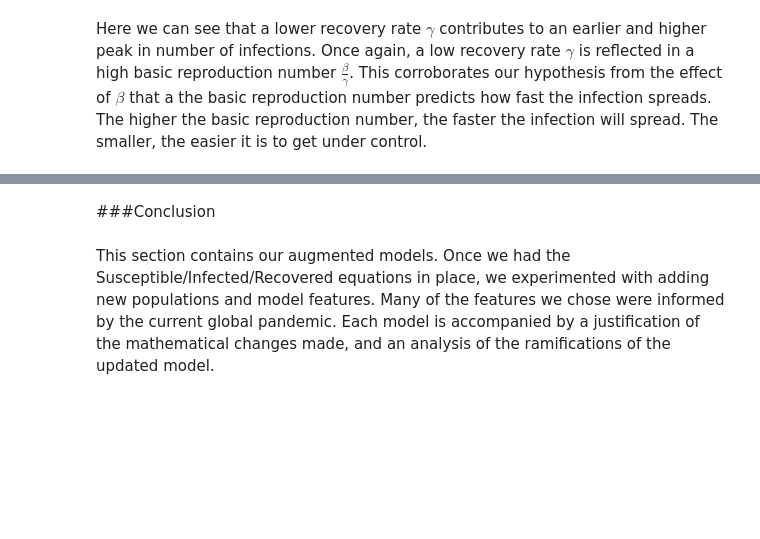
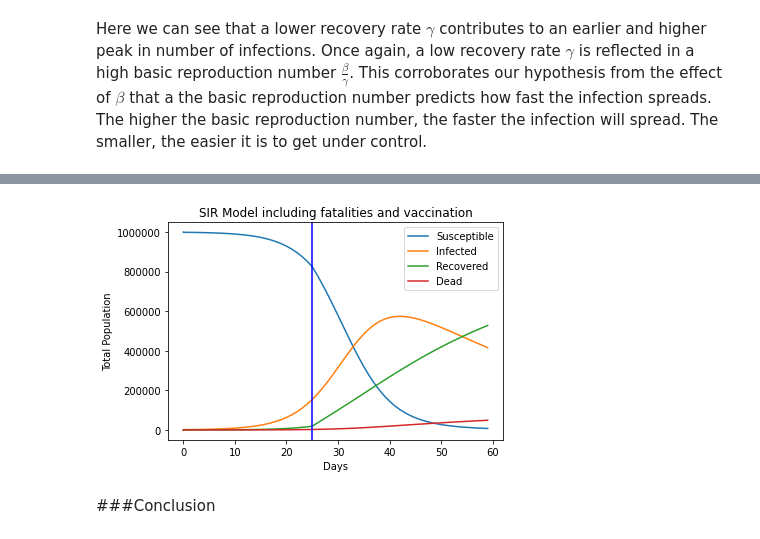
Before and after one commit to denaliwilson/Math-152, a Jupyter notebook: EpidemiologyG3.ipynb, the cells around one changed output, grey strips where cells are left out. Drawn from its saved outputs; the diff is of its cells as text; code cells hidden in the pictures; blank space fills up the shorter version.

```diff
--- a/EpidemiologyG3.ipynb
+++ b/EpidemiologyG3.ipynb
@@ -140,4 +263,55 @@ Here we can see that a lower recovery rate $\gamma$ contributes to an earlier an
+# %%
+#plot including deaths and vaccine
+
+import numpy as np
+import matplotlib.pyplot as plt
+% matplotlib inline
+
+def model_disease_wvac(t):
+  #Declaring initial values of system variables
+  N=1000000 #Total population
+  S=999000 #Susceptible population
+  I=1000 #Infected population
+  R=0 #Recovered population (Given equations assume recovered population are no longer susceptible, could be interesting to explore changing that)
+  D=0 #dead population
+  Vprog=4 #% of progress made on vaccine per day
+  Vrate=.015*N #% of people who get vaccinated each day, based on max pop.
+  recovery=.025 #%of sick people recovering daily (denoted gamma)
+  infection=.25 # amount of people infected per person per day (denoted beta)
+  death=.003 #% of sick people dying from disease
+  results = np.array([0,S,I,R,D])
+  Vsum=0
+  for x in range(t): #updating population variables according to equations t times
+    if Vsum>100:
+      Splus=S-(infection*I*S/N)-Vrate*S/N #Sus people becoming vaccinated
+      R+=(recovery*I)+Vrate*S/N #^^^
+    else:
+      Splus=S-(infection*I*S/N)
+      R+=(recovery*I)
+      Vsum+=Vprog #keeping track of vaccine progress, not needed after finished.
+    Iplus=I+(infection*I*S/N)-(recovery*I)-(death*I)
+    D+=(death*I)
+    S=Splus #temporary variables are updated
+    I=Iplus
+    results = np.vstack((results,[x,S,I,R,D])) # adds new row to our results array
+  #print("After {} years and {} days, there are:\n {} Susceptible\n {} Infected\n {} Recovered".format(t//365, t%365, S, I, R))
+  #print('SumCheck: {}'.format(S+I+R))
+  return results
+data = model_disease_wvac(60)
+
+plt.plot(data[:,0],data[:,1], label = 'Susceptible')
+plt.plot(data[:,0],data[:,2], label = 'Infected')
+plt.plot(data[:,0],data[:,3], label = 'Recovered')
+plt.plot(data[:,0],data[:,4], label = 'Dead')
+plt.legend()
+plt.xlabel('Days')
+plt.ylabel('Total Population')
+plt.ticklabel_format(style='plain')
+plt.title(r'SIR Model including fatalities and vaccination')
+#plt.ylim((0,1000000)) #will have to change if max pop changes, but thats currently not a accessable variable.
+plt.axvline(x=100/4, color='b') #has to be changed based on Vprog, its x=100/Vprog
+plt.show()
+# %% [output]
+[figure, added]
 # %% [markdown]
 ###Conclusion
-# %% [markdown]
-This section contains our augmented models. Once we had the Susceptible/Infected/Recovered equations in place, we experimented with adding new populations and model features. Many of the features we chose were informed by the current global pandemic. Each model is accompanied by a justification of the mathematical changes made, and an analysis of the ramifications of the updated model.
```
Also changed, not shown: parts of 31 cells of this notebook.
